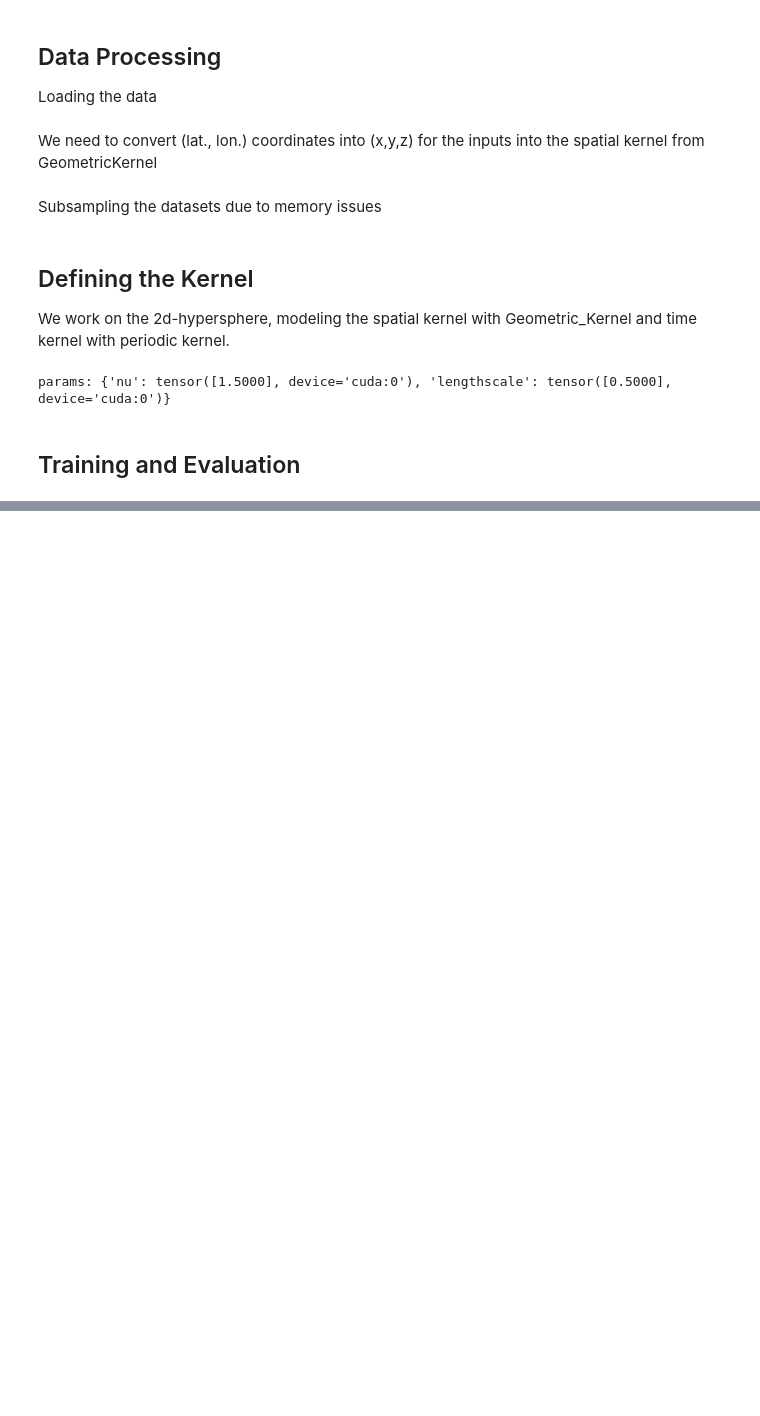
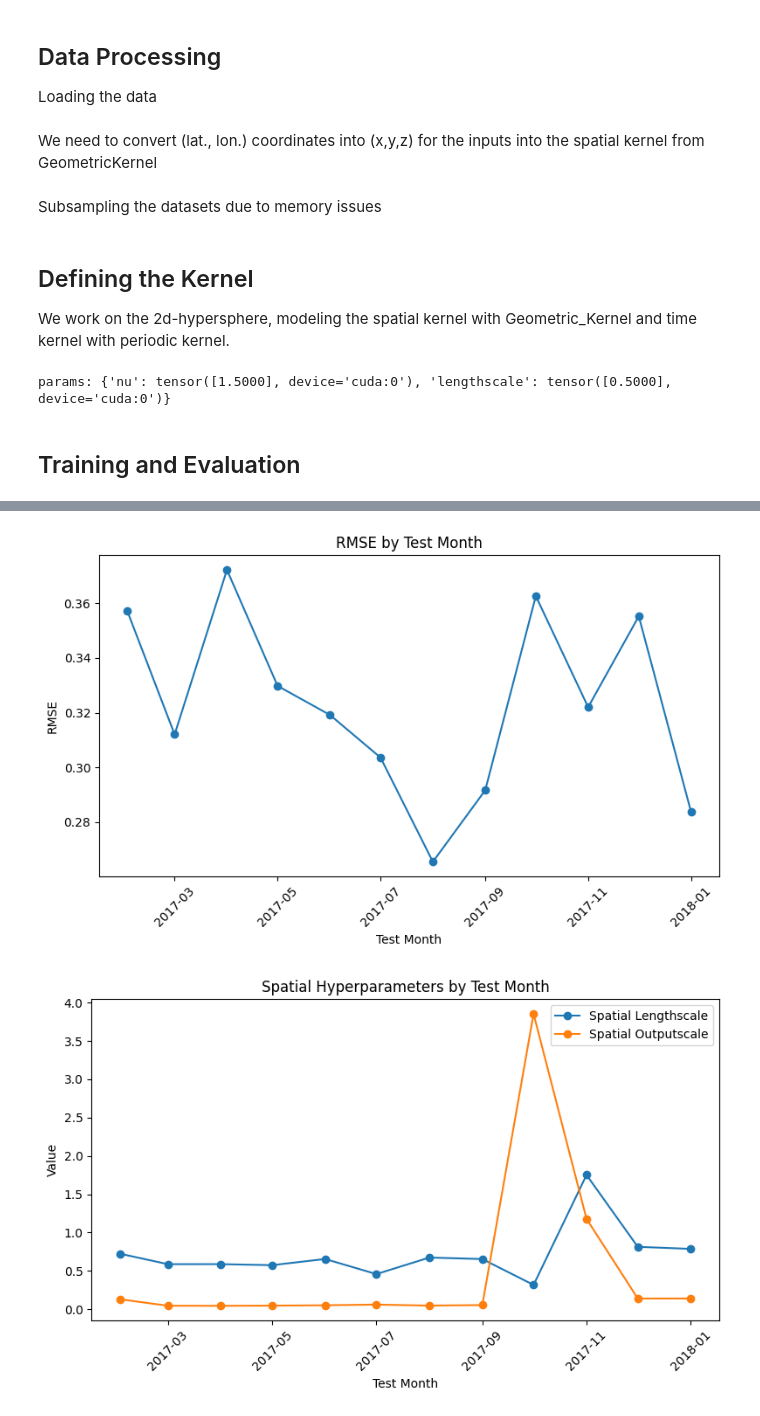
Before and after one commit to sunnyw22/STGP-for-weather-forecasting, a Jupyter notebook: GPR_monthly.ipynb, the cells around one changed output, grey strips where cells are left out. Drawn from its saved outputs; the diff is of its cells as text; code cells hidden in the pictures; blank space fills up the shorter version.

```diff
--- a/GPR_monthly.ipynb
+++ b/GPR_monthly.ipynb
@@ -400,0 +680,63 @@ RMSE: 0.2801999018767979
+# %%
+import pandas as pd
+
+# Convert the monthly_results list into a DataFrame.
+df = pd.DataFrame(monthly_results)
+
+# Create test month labels assuming the loop order:
+# For months 1 to 11, the test month is "2017-{month+1:02d}", and for month 12 it's "2018-01".
+test_months = [f"2017-{month+1:02d}" if month < 12 else "2018-01" for month in range(1, 13)]
+df["test_month"] = pd.to_datetime(test_months, format="%Y-%m")
+
+
+# Plot RMSE by Test Month
+plt.figure(figsize=(8, 5))
+plt.plot(df["test_month"], df["rmse"], marker="o", linestyle="-")
+plt.xlabel("Test Month")
+plt.ylabel("RMSE")
+plt.title("RMSE by Test Month")
+plt.xticks(rotation=45)
+plt.tight_layout()
+plt.show()
+
+# Plot Spatial Hyperparameters
+plt.figure(figsize=(8, 5))
+plt.plot(df["test_month"], df["spatial_lengthscale"], marker="o", linestyle="-", label="Spatial Lengthscale")
+plt.plot(df["test_month"], df["spatial_outputscale"], marker="o", linestyle="-", label="Spatial Outputscale")
+plt.xlabel("Test Month")
+plt.ylabel("Value")
+plt.title("Spatial Hyperparameters by Test Month")
+plt.legend()
+plt.xticks(rotation=45)
+plt.tight_layout()
+plt.show()
+
+# Plot Time Hyperparameters in two subplots:
+# One for lengthscales and one for periods.
+fig, axs = plt.subplots(2, 1, figsize=(8, 10))
+
+# Plot time lengthscales for daily, weekly, and monthly kernels.
+axs[0].plot(df["test_month"], df["time_lengthscale_daily"], marker="o", linestyle="-", label="Daily Lengthscale")
+axs[0].plot(df["test_month"], df["time_lengthscale_weekly"], marker="o", linestyle="-", label="Weekly Lengthscale")
+axs[0].plot(df["test_month"], df["time_lengthscale_monthly"], marker="o", linestyle="-", label="Monthly Lengthscale")
+axs[0].set_title("Time Kernel Lengthscales")
+axs[0].set_xlabel("Test Month")
+axs[0].set_ylabel("Lengthscale")
+axs[0].legend()
+axs[0].tick_params(axis="x", rotation=45)
+
+# Plot time periods for daily, weekly, and monthly kernels.
+axs[1].plot(df["test_month"], df["time_period_daily"], marker="o", linestyle="-", label="Daily Period")
+axs[1].plot(df["test_month"], df["time_period_weekly"], marker="o", linestyle="-", label="Weekly Period")
+axs[1].plot(df["test_month"], df["time_period_monthly"], marker="o", linestyle="-", label="Monthly Period")
+axs[1].set_title("Time Kernel Periods")
+axs[1].set_xlabel("Test Month")
+axs[1].set_ylabel("Period")
+axs[1].legend()
+axs[1].tick_params(axis="x", rotation=45)
+
+plt.tight_layout()
+plt.show()
+# %% [output]
+[figure, added]
+[figure, added]
```
Also changed, not shown: parts of 14 cells of this notebook.
